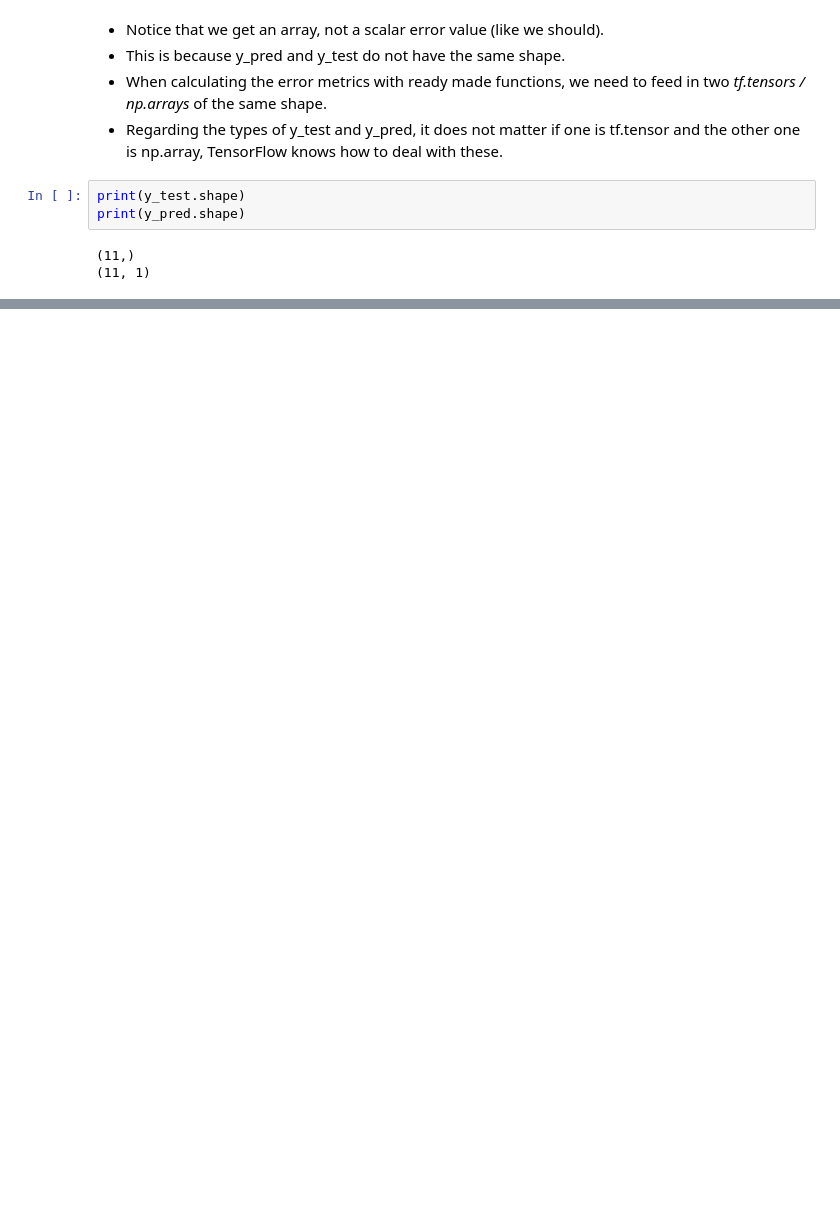
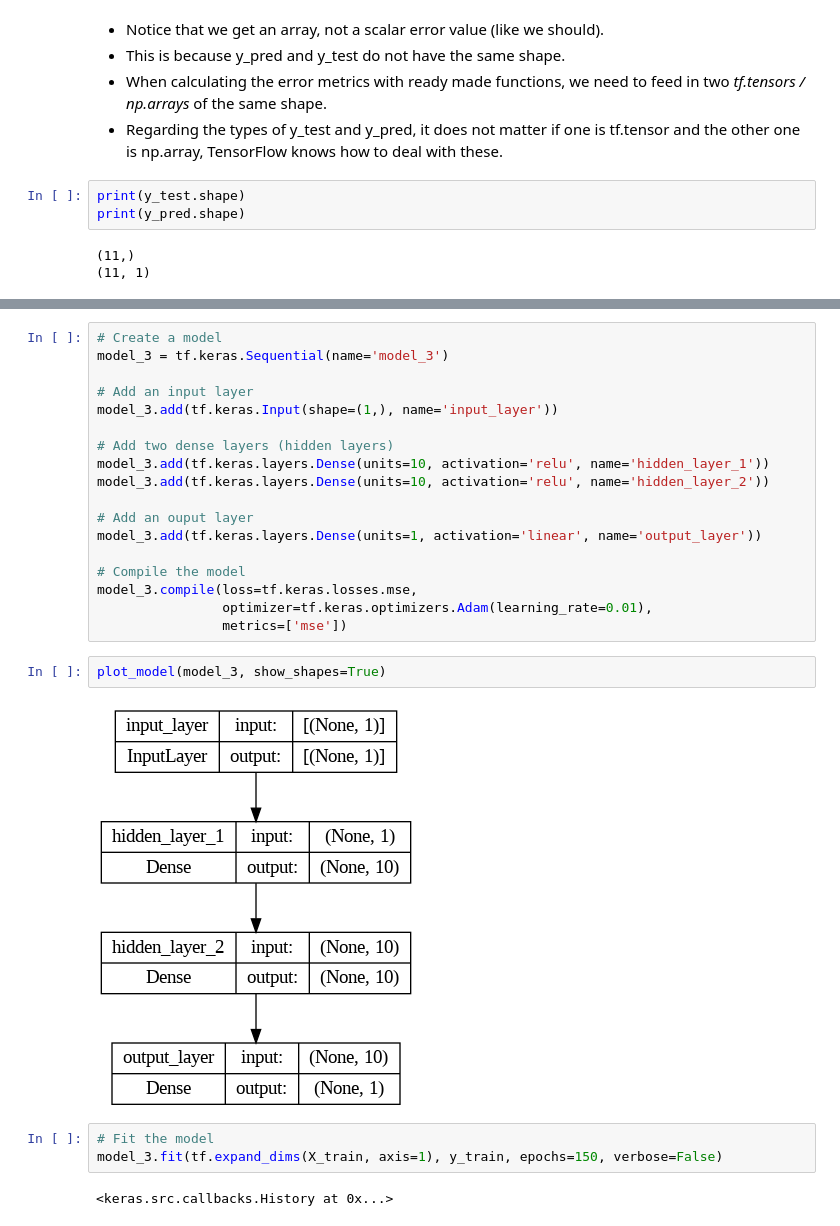
Before and after one commit to HerraKaava/tensorflow, a Jupyter notebook: NN-Regression/Basic_modelling.ipynb, the cells around one changed output, grey strips where cells are left out. Saved outputs shown, nothing was run; the diff lists cells and outputs as text; blank space fills up the shorter version.

```diff
--- a/NN-Regression/Basic_modelling.ipynb
+++ b/NN-Regression/Basic_modelling.ipynb
@@ -611,0 +754,27 @@ tf.metrics.mean_squared_error(y_test, y_pred.ravel())
+# %%
+# Create a model
+model_3 = tf.keras.Sequential(name='model_3')
+
+# Add an input layer
+model_3.add(tf.keras.Input(shape=(1,), name='input_layer'))
+
+# Add two dense layers (hidden layers)
+model_3.add(tf.keras.layers.Dense(units=10, activation='relu', name='hidden_layer_1'))
+model_3.add(tf.keras.layers.Dense(units=10, activation='relu', name='hidden_layer_2'))
+
+# Add an ouput layer
+model_3.add(tf.keras.layers.Dense(units=1, activation='linear', name='output_layer'))
+
+# Compile the model
+model_3.compile(loss=tf.keras.losses.mse,
+                optimizer=tf.keras.optimizers.Adam(learning_rate=0.01),
+                metrics=['mse'])
+# %%
+plot_model(model_3, show_shapes=True)
+# %% [output]
+[figure, added]
+# %%
+# Fit the model
+model_3.fit(tf.expand_dims(X_train, axis=1), y_train, epochs=150, verbose=False)
+# %% [output]
+<keras.src.callbacks.History at 0x...>
```
Also changed, not shown: parts of 44 cells of this notebook.
